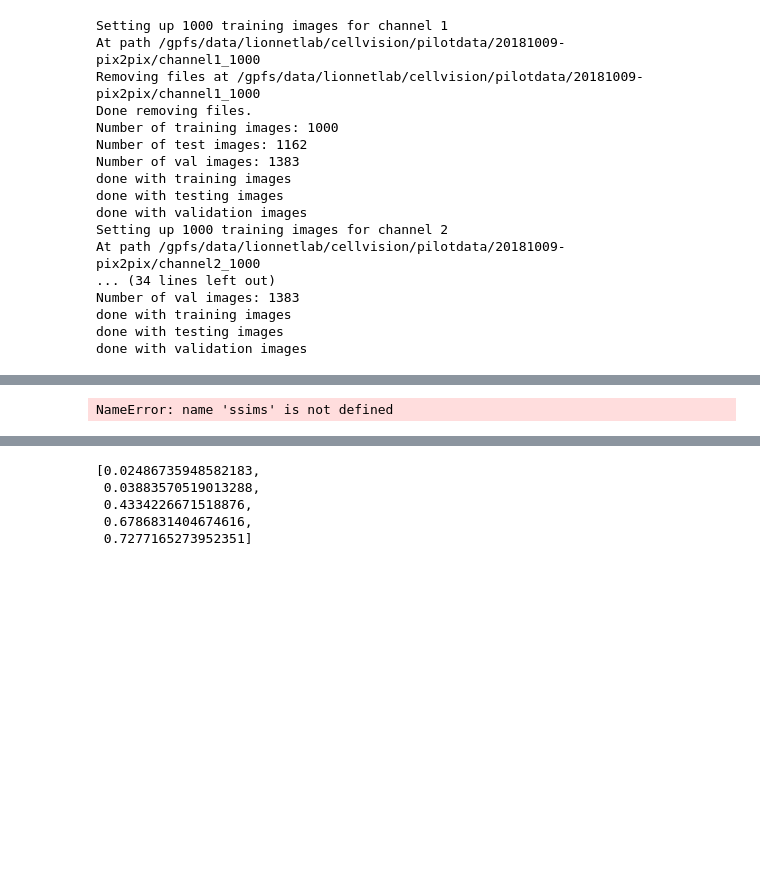
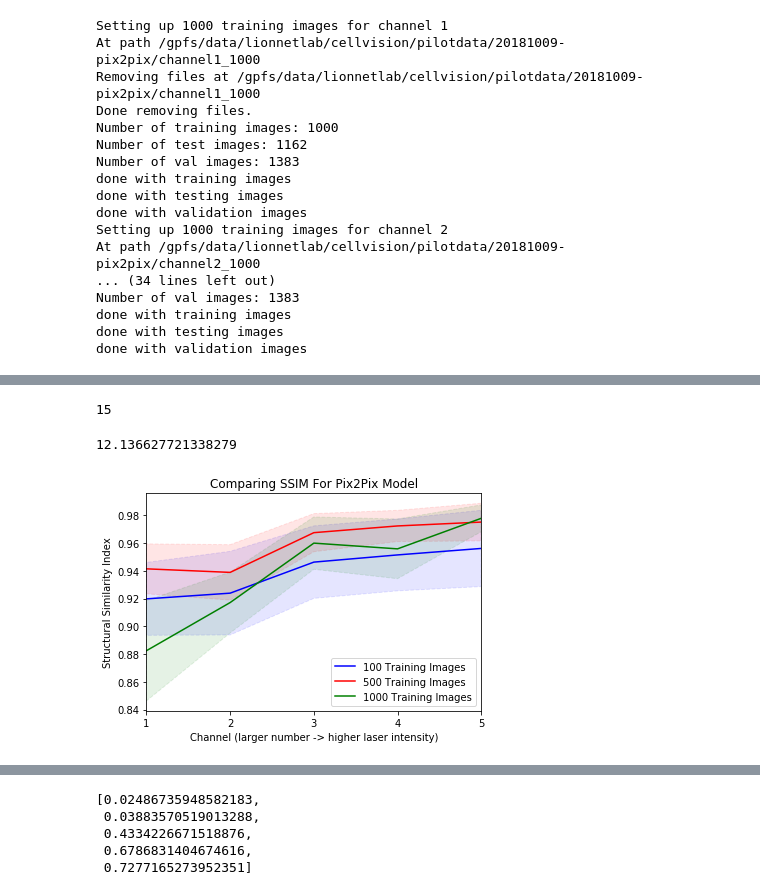
Before and after one commit to NYU-CDS-Capstone-Project/CellVision, a Jupyter notebook: notebooks/pix2pix_model_benchmark.ipynb, the cells around one changed output, grey strips where cells are left out. Saved outputs shown, nothing was run; the diff lists cells and outputs as text; code cells hidden in the pictures; blank space fills up the shorter version.

```diff
--- a/notebooks/pix2pix_model_benchmark.ipynb
+++ b/notebooks/pix2pix_model_benchmark.ipynb
@@ -246,7 +278,0 @@ KeyboardInterrupt:
-# %%
-print(len(ssims))
-print(len(ssims[0]))
-print(len(ssims[0][0]))
-# ssims[0][0]
-# %% [output]
-NameError: name 'ssims' is not defined
@@ -252,0 +309,37 @@ NameError: name 'ssims' is not defined
+# %%
+print(len(mse_means))
+mse_means[0]
+# %% [output]
+15
+12.136627721338279
+# %%
+# Comparing SSIM
+import operator
+from numpy import array
+ssim_means = array(ssim_means)
+ssim_stds = array(ssim_stds)
+
+plt.plot(list(range(1, 6)), ssim_means[0:5], label="100 Training Images", color='blue')
+plt.plot(list(range(1, 6)), ssim_means[5:10], label="500 Training Images", color='red')
+plt.plot(list(range(1, 6)), ssim_means[10:15], label="1000 Training Images", color='green')
+
+plt.fill_between(list(range(1, 6)), ssim_means[0:5] + ssim_stds[0:5], np.subtract(ssim_means[0:5],ssim_stds[0:5]),
+                 color="blue", linestyle="--", alpha=0.1)
+
+plt.fill_between(list(range(1, 6)), ssim_means[5:10] + ssim_stds[5:10], np.subtract(ssim_means[5:10],ssim_stds[5:10]),
+                 color="red", linestyle="--", alpha=0.1)
+
+plt.fill_between(list(range(1, 6)), ssim_means[10:15] + ssim_stds[10:15], np.subtract(ssim_means[10:15],ssim_stds[10:15]),
+                 color="green", linestyle="--", alpha=0.1)
+
+plt.title('Comparing SSIM For Pix2Pix Model')
+plt.legend(loc = 'lower right')
+# plt.ylim([0, 1])
+plt.xlim([1, 5])
+plt.axes().set_xticks(list(range(1, 6)), minor=False)
+
+plt.ylabel('Structural Similarity Index')
+plt.xlabel('Channel (larger number -> higher laser intensity)')
+plt.show()
+# %% [output]
+[figure, added]
```
Also changed, not shown: parts of 8 cells of this notebook, 1 other file.
